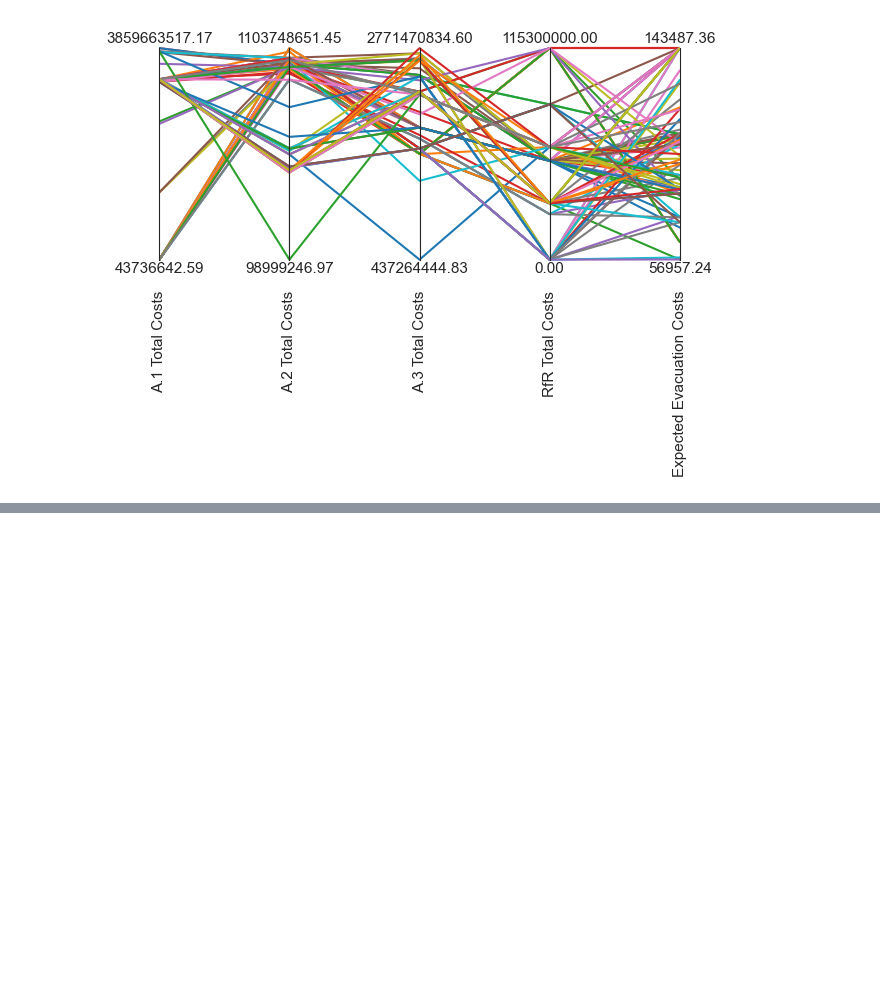
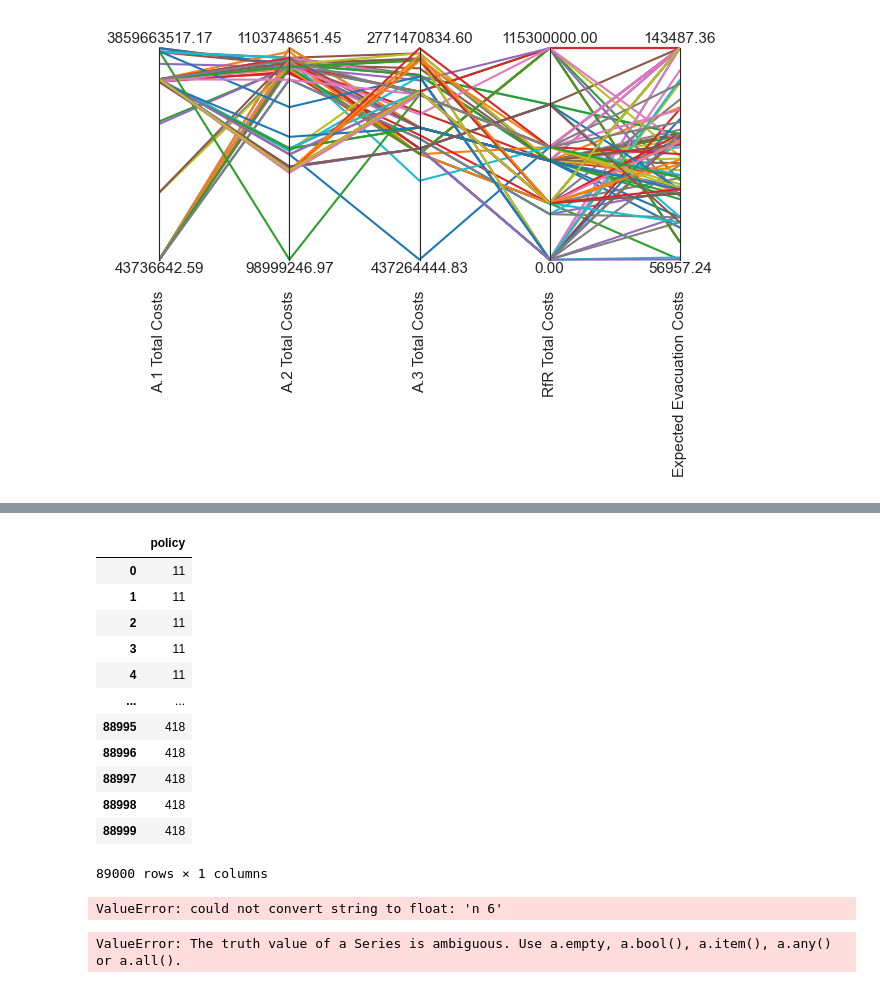
Before and after one commit to ndaswani1/EPA141A-labs, a Jupyter notebook: final assignment/dike_model_multi_scenario_MORDM.ipynb, the cells around one changed output, grey strips where cells are left out. Cells and saved outputs as stored; diff of their text form; code cells hidden in the pictures; blank space fills up the shorter version.

```diff
--- a/final assignment/dike_model_multi_scenario_MORDM.ipynb
+++ b/final assignment/dike_model_multi_scenario_MORDM.ipynb
@@ -703,0 +730,2 @@ plt.show()
+# %%
+experiments, outcomes = eval_results
@@ -703,0 +752,35 @@ plt.show()
+# %%
+experiments_of_interest = experiments['policy']
+# %%
+experiments_of_interest = pd.DataFrame(experiments_of_interest)
+# %%
+experiments_of_interest
+# %% [output]
+|  | policy |
+| 0 | 11 |
+| 1 | 11 |
+| 2 | 11 |
+| 3 | 11 |
+| 4 | 11 |
+| ... | ... |
+| 88995 | 418 |
+| 88996 | 418 |
+| 88997 | 418 |
+| 88998 | 418 |
+| 88999 | 418 |
+89000 rows × 1 columns
+# %%
+experiments_of_interest["policy"].astype("float64")
+# %% [output]
+ValueError: could not convert string to float: 'n 6'
+# %%
+experiments_of_interest = experiments_of_interest.loc[(experiments_of_interest["policy"] == 11) or
+                                                  (experiments_of_interest["policy"] == 123) or
+                                                  (experiments_of_interest["policy"] == 484) or
+                                                  (experiments_of_interest["policy"] == 272) or
+                                                  (experiments_of_interest["policy"] == 102) or
+                                                  (experiments_of_interest["policy"] == 212) or
+                                                  (experiments_of_interest["policy"] == 240) or
+                                                  (experiments_of_interest["policy"] == 369)]
+# %% [output]
+ValueError: The truth value of a Series is ambiguous. Use a.empty, a.bool(), a.item(), a.any() or a.all().
```
Also changed, not shown: parts of 8 cells of this notebook, 1 other file.
